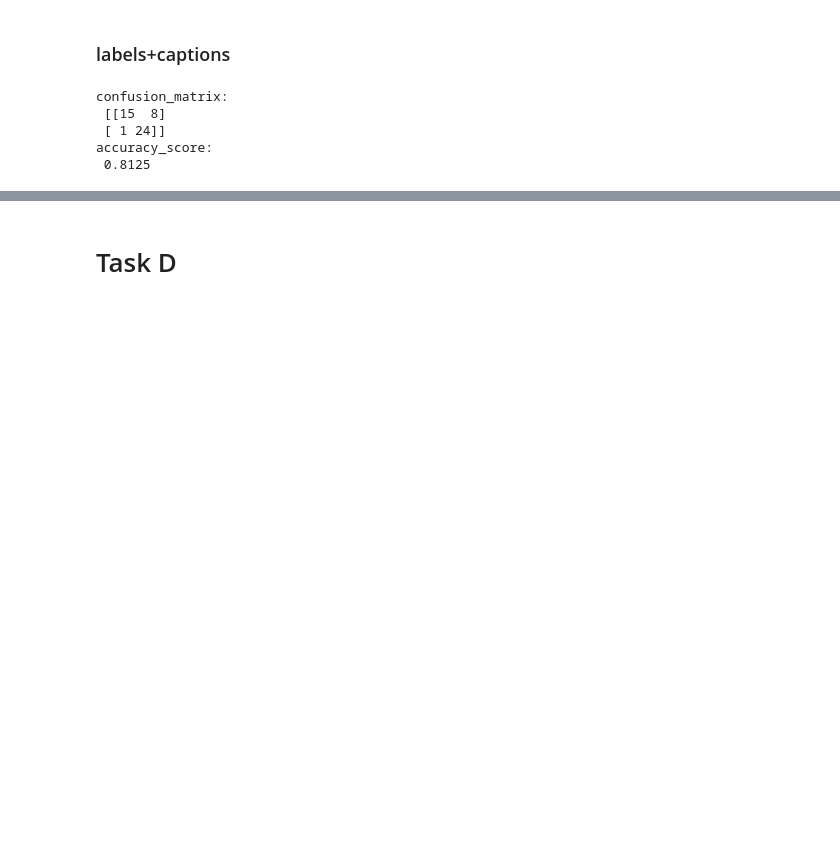
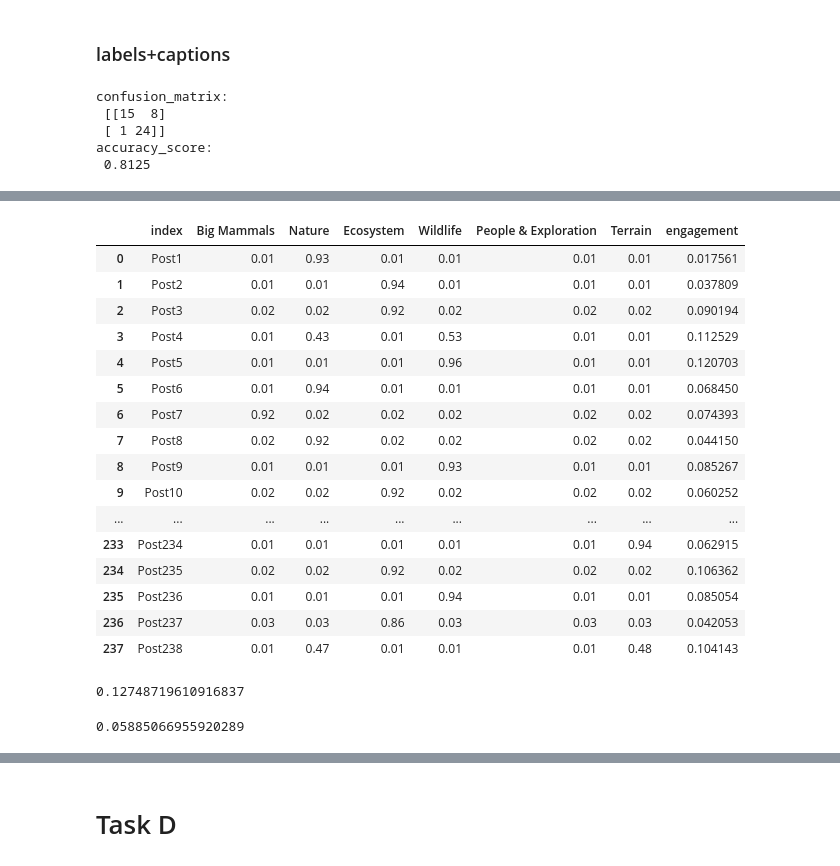
Before and after one commit to kwura/user-generated-content-analytics, a Jupyter notebook: A04/A04-Instagram.ipynb, the cells around one changed output, grey strips where cells are left out. Saved outputs shown, nothing was run; the diff lists cells and outputs as text; code cells hidden in the pictures; blank space fills up the shorter version.

```diff
--- a/A04/A04-Instagram.ipynb
+++ b/A04/A04-Instagram.ipynb
@@ -324,0 +629,2 @@ accuracy_score:
+# %%
+df_post_topic = df_post_topic.rename(columns={'Topic1': 'Big Mammals', 'Topic2': 'Nature', 'Topic3': 'Ecosystem', 'Topic4':'Wildlife', 'Topic5': 'People & Exploration', 'Topic6':'Terrain'})
@@ -324,0 +640,34 @@ accuracy_score:
+# %%
+df_post_topic = df_post_topic.reset_index()
+# %%
+post_clean = post_clean.reset_index()
+# %%
+df_post_topic["engagement"] = post_clean["engagement_score"]
+# %%
+df_post_topic
+# %% [output]
+|  | index | Big Mammals | Nature | Ecosystem | Wildlife | People & Exploration | Terrain | engagement |
+| 0 | Post1 | 0.01 | 0.93 | 0.01 | 0.01 | 0.01 | 0.01 | 0.017561 |
+| 1 | Post2 | 0.01 | 0.01 | 0.94 | 0.01 | 0.01 | 0.01 | 0.037809 |
+| 2 | Post3 | 0.02 | 0.02 | 0.92 | 0.02 | 0.02 | 0.02 | 0.090194 |
+| 3 | Post4 | 0.01 | 0.43 | 0.01 | 0.53 | 0.01 | 0.01 | 0.112529 |
+| 4 | Post5 | 0.01 | 0.01 | 0.01 | 0.96 | 0.01 | 0.01 | 0.120703 |
+| 5 | Post6 | 0.01 | 0.94 | 0.01 | 0.01 | 0.01 | 0.01 | 0.068450 |
+| 6 | Post7 | 0.92 | 0.02 | 0.02 | 0.02 | 0.02 | 0.02 | 0.074393 |
+| 7 | Post8 | 0.02 | 0.92 | 0.02 | 0.02 | 0.02 | 0.02 | 0.044150 |
+| 8 | Post9 | 0.01 | 0.01 | 0.01 | 0.93 | 0.01 | 0.01 | 0.085267 |
+| 9 | Post10 | 0.02 | 0.02 | 0.92 | 0.02 | 0.02 | 0.02 | 0.060252 |
+| ... | ... | ... | ... | ... | ... | ... | ... | ... |
+| 233 | Post234 | 0.01 | 0.01 | 0.01 | 0.01 | 0.01 | 0.94 | 0.062915 |
+| 234 | Post235 | 0.02 | 0.02 | 0.92 | 0.02 | 0.02 | 0.02 | 0.106362 |
+| 235 | Post236 | 0.01 | 0.01 | 0.01 | 0.94 | 0.01 | 0.01 | 0.085054 |
+| 236 | Post237 | 0.03 | 0.03 | 0.86 | 0.03 | 0.03 | 0.03 | 0.042053 |
+| 237 | Post238 | 0.01 | 0.47 | 0.01 | 0.01 | 0.01 | 0.48 | 0.104143 |
+# %%
+top_quartile
+# %% [output]
+0.12748719610916837
+# %%
+bot_quartile
+# %% [output]
+0.05885066955920289
```
Also changed, not shown: parts of 65 cells of this notebook.
